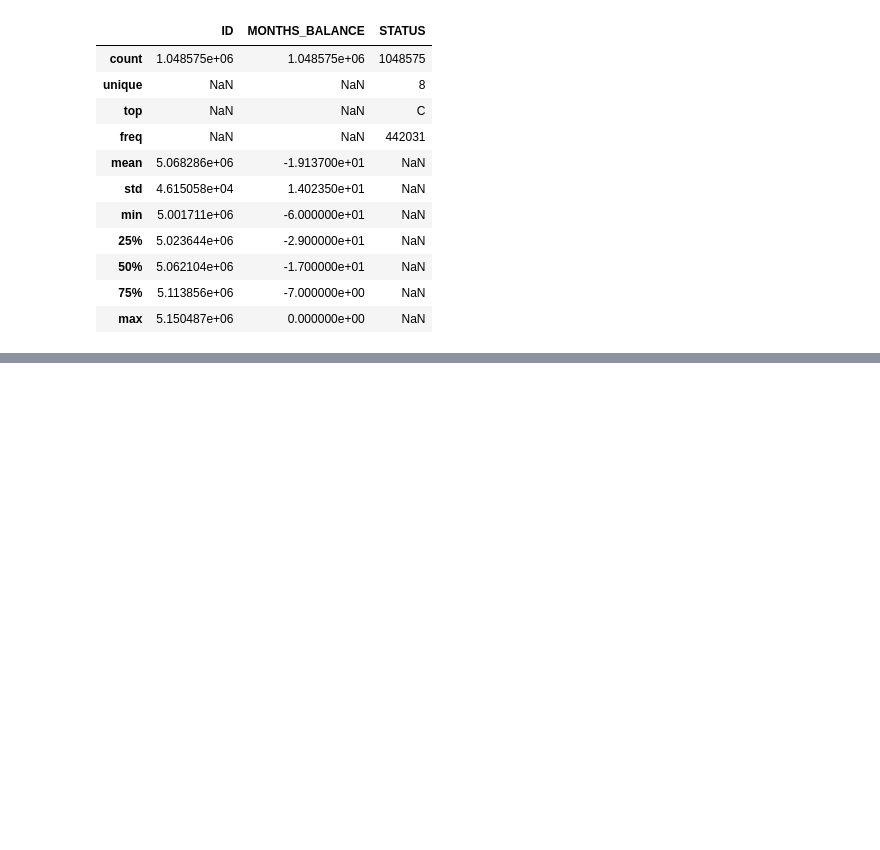
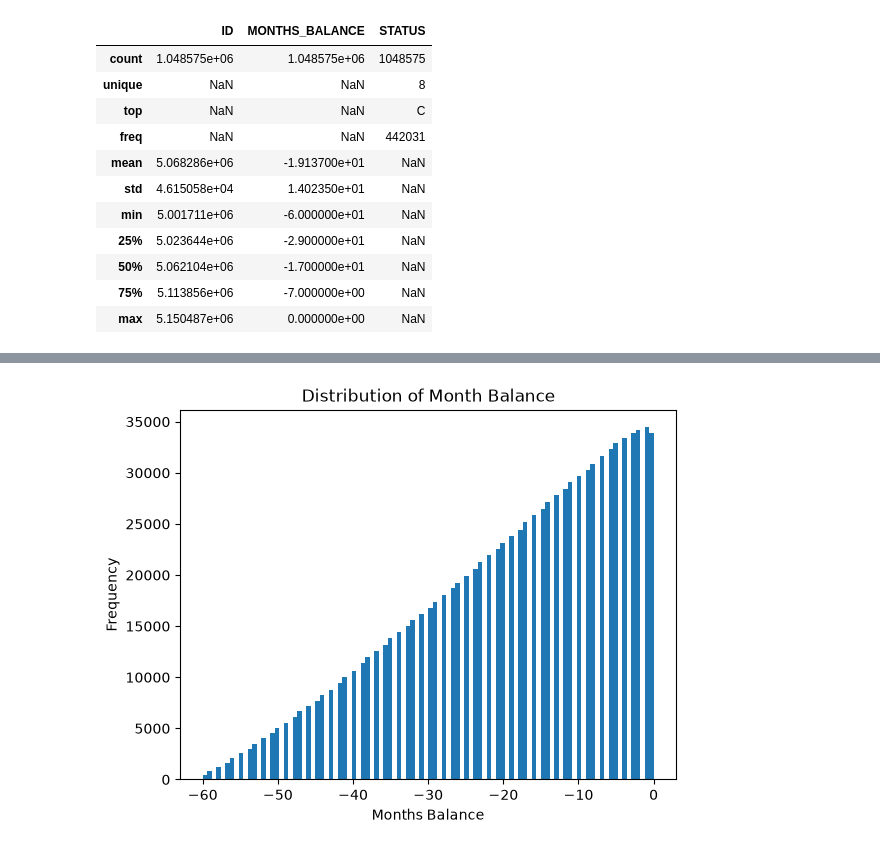
Before and after one commit to DGT-INT/credit_card_approvals_study, a Jupyter notebook: exploratory_data_analysis.ipynb, the cells around one changed output, grey strips where cells are left out. Drawn from its saved outputs; the diff is of its cells as text; code cells hidden in the pictures; blank space fills up the shorter version.

```diff
--- a/exploratory_data_analysis.ipynb
+++ b/exploratory_data_analysis.ipynb
@@ -70,0 +78,9 @@ plt.bar(credit_data["STATUS"])
+# %%
+plt.hist(credit_data["MONTHS_BALANCE"], bins=100)
+plt.xlabel("Months Balance")
+plt.ylabel("Frequency")
+plt.title("Distribution of Month Balance")
+
+plt.show()
+# %% [output]
+[figure, added]
```
Also changed, not shown: parts of 1 cell of this notebook.
